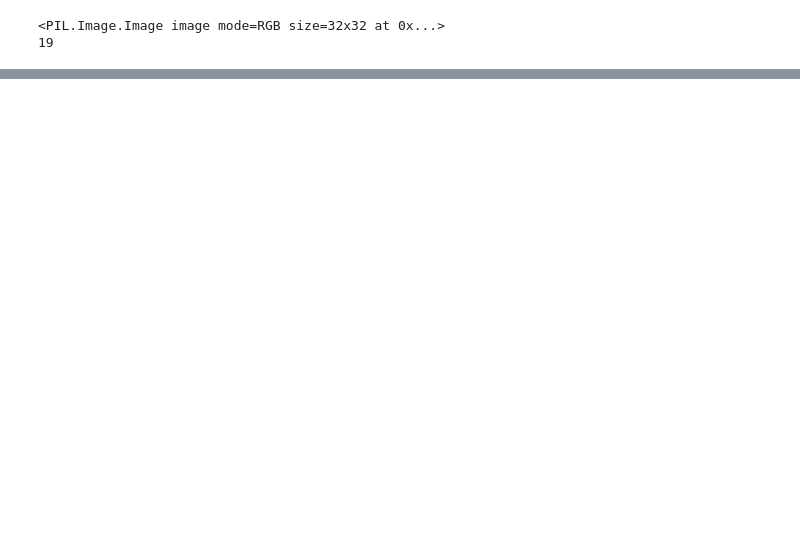
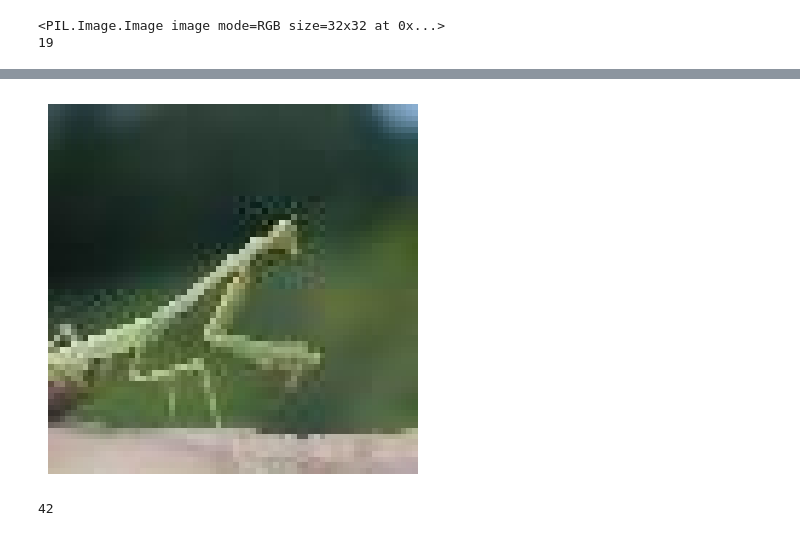
Before and after one commit to YG29/backdoor-trust, a Jupyter notebook: explore.ipynb, the cells around one changed output, grey strips where cells are left out. Drawn from its saved outputs; the diff is of its cells as text; code cells hidden in the pictures; blank space fills up the shorter version.

```diff
--- a/explore.ipynb
+++ b/explore.ipynb
@@ -105,4 +131,4 @@ tiny_test_path = os.path.join(tiny_data_path,'test')
 # train_tiny=TinyImageNet(root=tiny_train_path,train=True,download=True, transform=None)
 # test_tiny =TinyImageNet(root=tiny_test_path,train=False,download=True,transform=None)
 dataset = TinyImageNet(Path("~/.torchvision/tinyimagenet/"), split='train')
-train_img, test_img = train_test_split(dataset, test_size=0.3, random_state=197)
+tiny_train_img, tiny_test_img = train_test_split(dataset, test_size=0.3, random_state=197)
@@ -109,15 +139,15 @@ train_img, test_img = train_test_split(dataset, test_size=0.3, random_state=197)
 # %%
 train_tiny_dat_img = []
 train_tiny_dat_lab = []
-for item in train_img:
-    train_image, train_label = item
-    train_tiny_dat_img.append(train_image)
-    train_tiny_dat_lab.append(train_label)
+for item in tiny_train_img:
+    tiny_train_image, tiny_train_label = item
+    train_tiny_dat_img.append(tiny_train_image)
+    train_tiny_dat_lab.append(tiny_train_label)
 
 
 test_tiny_dat_img = []
 test_tiny_dat_lab = []
-for item in test_img:
-    test_image, test_label = item
-    test_tiny_dat_img.append(test_image)
-    test_tiny_dat_lab.append(test_label)
+for item in tiny_test_img:
+    tiny_test_image, tiny_test_label = item
+    test_tiny_dat_img.append(tiny_test_image)
+    test_tiny_dat_lab.append(tiny_test_label)
@@ -129,0 +174,9 @@ print(len(train_img[1]))
+# %%
+# tesnor to PIL image -> https://pytorch.org/vision/main/generated/torchvision.transforms.ToPILImage.html
+plt.imshow(transforms.ToPILImage()(train_tiny_dat_img[0]))
+plt.axis('off')
+plt.show()
+print(train_tiny_dat_lab[0])
+# %% [output]
+[figure, added]
+42
```
Also changed, not shown: parts of 17 cells of this notebook.
